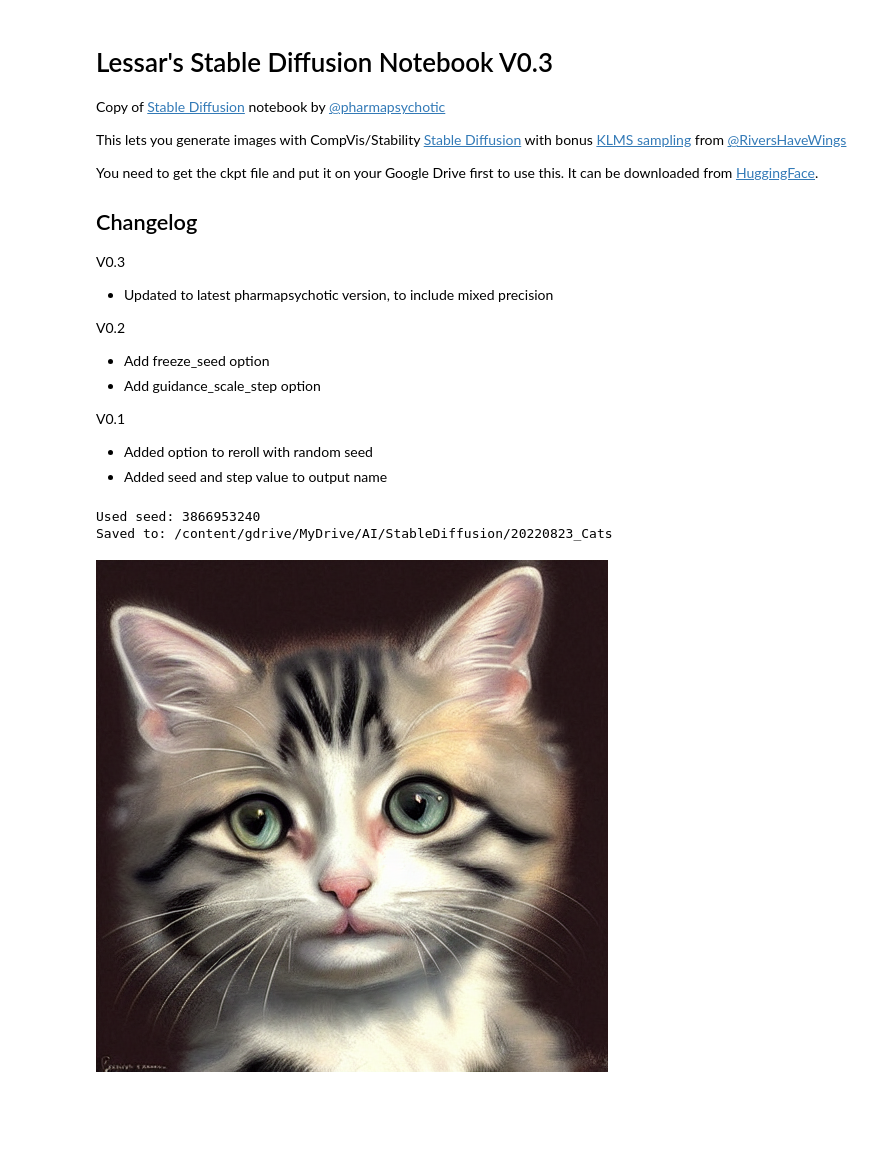
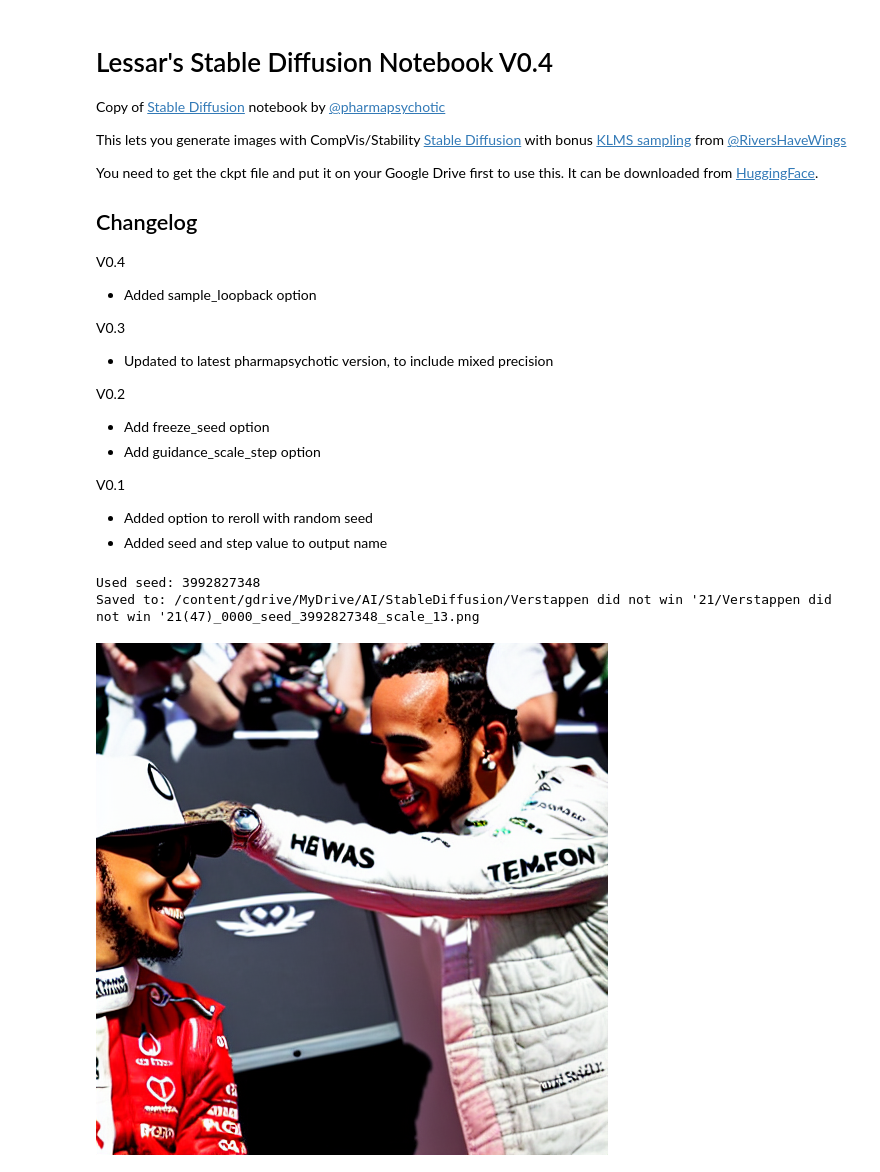
Before and after one commit to Lessar277/stable-diffusion, a Jupyter notebook: pharmapsychotic_Stable_Diffusion.ipynb, the cells around one changed output. Cells and saved outputs as stored; diff of their text form; code cells hidden in the pictures; blank space fills up the shorter version.

Commit message:
Add sample_loopback

```diff
--- a/pharmapsychotic_Stable_Diffusion.ipynb
+++ b/pharmapsychotic_Stable_Diffusion.ipynb
@@ -1,5 +3,5 @@
 # %% [markdown]
-# Lessar's Stable Diffusion Notebook V0.3
+# Lessar's Stable Diffusion Notebook V0.4
 
 Copy of [Stable Diffusion](https://colab.research.google.com/github/pharmapsychotic/ai-notebooks/blob/main/pharmapsychotic_Stable_Diffusion.ipynb) notebook by [@pharmapsychotic](https://twitter.com/pharmapsychotic)
 
@@ -8,6 +10,9 @@ This lets you generate images with CompVis/Stability [Stable Diffusion](https://
 You need to get the ckpt file and put it on your Google Drive first to use this. It can be downloaded from [HuggingFace](https://huggingface.co/CompVis/stable-diffusion).
 
 ## Changelog
+V0.4
+* Added sample_loopback option
+
 V0.3
 * Updated to latest pharmapsychotic version, to include mixed precision
 
@@ -237,6 +242,7 @@ def generate(opt):
                             sample_idx += 1
     return images
 # %%
+
 #@title Image creation
 
 #@markdown `batch_name`: name for subfolder and filenames<br>
@@ -249,22 +255,23 @@ def generate(opt):
 #@markdown `ddim_eta`: scale of variance from 0.0 to 1.0<br>
 #@markdown `seed`: use -1 for random seed or specify number manually<br>
 #@markdown `freeze_seed`: keep the same seed between iterations (useful together with guidance_scale_step)<br>
-#@markdown `random_seed_reroll`: if you want a random seed everytime. If false, it will increment initial seed by 1<br>
+#@markdown `random_seed_reroll`: if you want a random seed everytime. If false, it will increment initial seed by 1<br><br>
 #@markdown `init_image_or_folder`: url or path to an image, or path to a folder to pick random images from<br>
 #@markdown `init_strength`: from 0.0 to 1.0 how much the init image is used<br>
+#@markdown `sample_loopback`: use the generated image as `init_image` for the next iteration ⚠️ DO NOT USE WITH PLMS ⚠️
 
 #@markdown
 
 #@markdown Batch settings
-batch_name = "20220823_Cats" #@param {type:"string"}
+batch_name = "Verstappen did not win '21" #@param {type:"string"}
 width_height = [512, 512] #@param{type: 'raw'}
-guidance_scale = 8.0 #@param {type:"number"}
+guidance_scale = 7.5 #@param {type:"number"}
 guidance_scale_step = 0 #@param {type:"number"}
 steps = 50 #@param {type:"integer"}
 samples_per_batch = 1 # not exposed, you can do 2 or more based on GPU ram, if get CUDA out of memory need to restart runtime
-num_batch_images = 10 #@param {type:"integer"}
+num_batch_images = 1 #@param {type:"integer"}
 sampler = 'klms' #@param ["klms","plms", "ddim"]
-ddim_eta = 0.75 #@param {type:"number"}
+ddim_eta = 0 #@param {type:"number"}
 seed = -1 #@param {type:"integer"}
 freeze_seed = False #@param {type: "boolean"}
 random_seed_reroll = True #@param {type: "boolean"}
@@ -275,15 +282,17 @@ random_seed_reroll = True #@param {type: "boolean"}
 
 
 init_image_or_folder = "" #@param {type:"string"}
-init_strength = 0 #@param {type:"number"}
+init_strength = 0.3 #@param {type:"number"}
+sample_loopback = False #@param {type:"boolean"}
 
 #@markdown
 
 #@markdown Prompt
-prompt = "a cute portrait of a cat, digital art by James Gurney, trending on artstation" #@param {type:"string"}
+prompt = "Lewis Hamilton + GOAT" #@param {type:"string"}
 
 
 opt.init_img = init_image_or_folder
+opt.sample_loopback = sample_loopback
 opt.ddim_steps = steps
 opt.n_iter = 1
 opt.n_samples = samples_per_batch
@@ -316,35 +325,45 @@ settings = {
     'sampler': sampler,
     'samples_per_batch': samples_per_batch,
     'seed': opt.seed,
     'freeze_seed': freeze_seed,
     'random_seed_reroll': random_seed_reroll,
     'steps': steps,
     'width': opt.W,
     'height': opt.H,
 }
 os.makedirs(opt.outdir, exist_ok=True)
 while os.path.isfile(f"{opt.outdir}/{batch_name}({batch_idx})_settings.txt"):
     batch_idx += 1
 with open(f"{opt.outdir}/{batch_name}({batch_idx})_settings.txt", "w+", encoding="utf-8") as f:
     json.dump(settings, f, ensure_ascii=False, indent=4)
 sample_idx = 0
 
 for i in range(num_batch_images):
     gc.collect()
     torch.cuda.empty_cache()
-
+    sample_filepath = os.path.join(opt.outdir, f"{batch_name}({batch_idx})_{sample_idx:04}_seed_{opt.seed}_scale_{opt.scale}.png")
     images = generate(opt)
 
     clear_output(wait=True)
     print(f"Used seed: {opt.seed}")
-    print(f"Saved to: {opt.outdir}")
+    print(f"Saved to: {sample_filepath}")
     for image in images:
         display(image)
 
     if freeze_seed == False:
         opt.seed = random.randint(0, 2**32) if random_seed_reroll == True else opt.seed + 1
     opt.scale = opt.scale + guidance_scale_step
+    if sample_loopback == True:
+      print("Waiting for image to be saved to googleDrive (up to 1 min)");
+      time_to_wait = 60
+      time_counter = 0
+      while not os.path.exists(sample_filepath):
+        time.sleep(1)
+        time_counter += 1
+        if time_counter > time_to_wait:break
+      print("Image found")
+      opt.init_img = sample_filepath
 # %% [output]
-Used seed: 3866953240
-Saved to: /content/gdrive/MyDrive/AI/StableDiffusion/20220823_Cats
+Used seed: 3992827348
+Saved to: /content/gdrive/MyDrive/AI/StableDiffusion/Verstappen did not win '21/Verstappen did not win '21(47)_0000_seed_3992827348_scale_13.png
-[figure, old version]
+[figure, new version]
```
Also changed, not shown: parts of 1 cell of this notebook.
